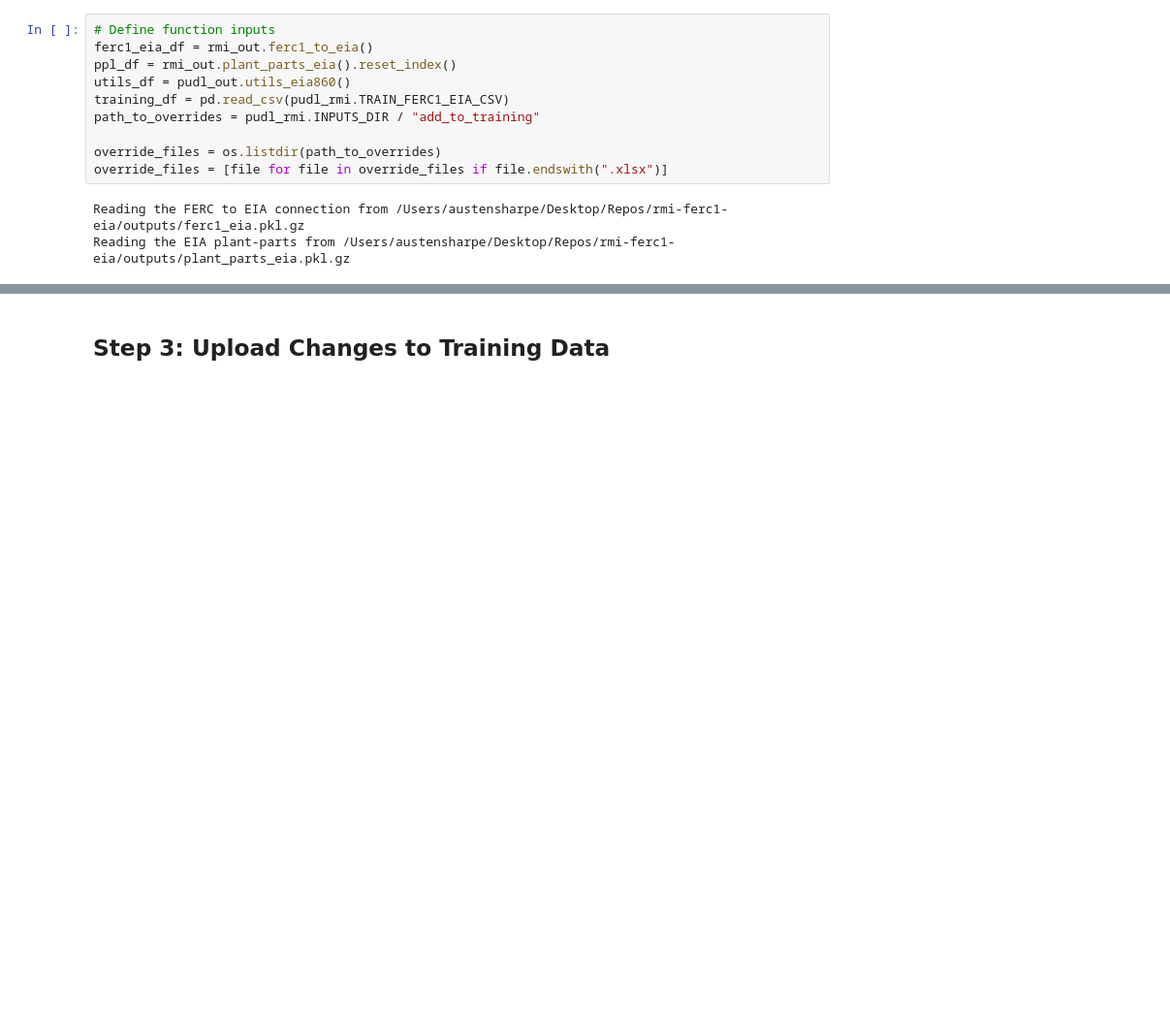
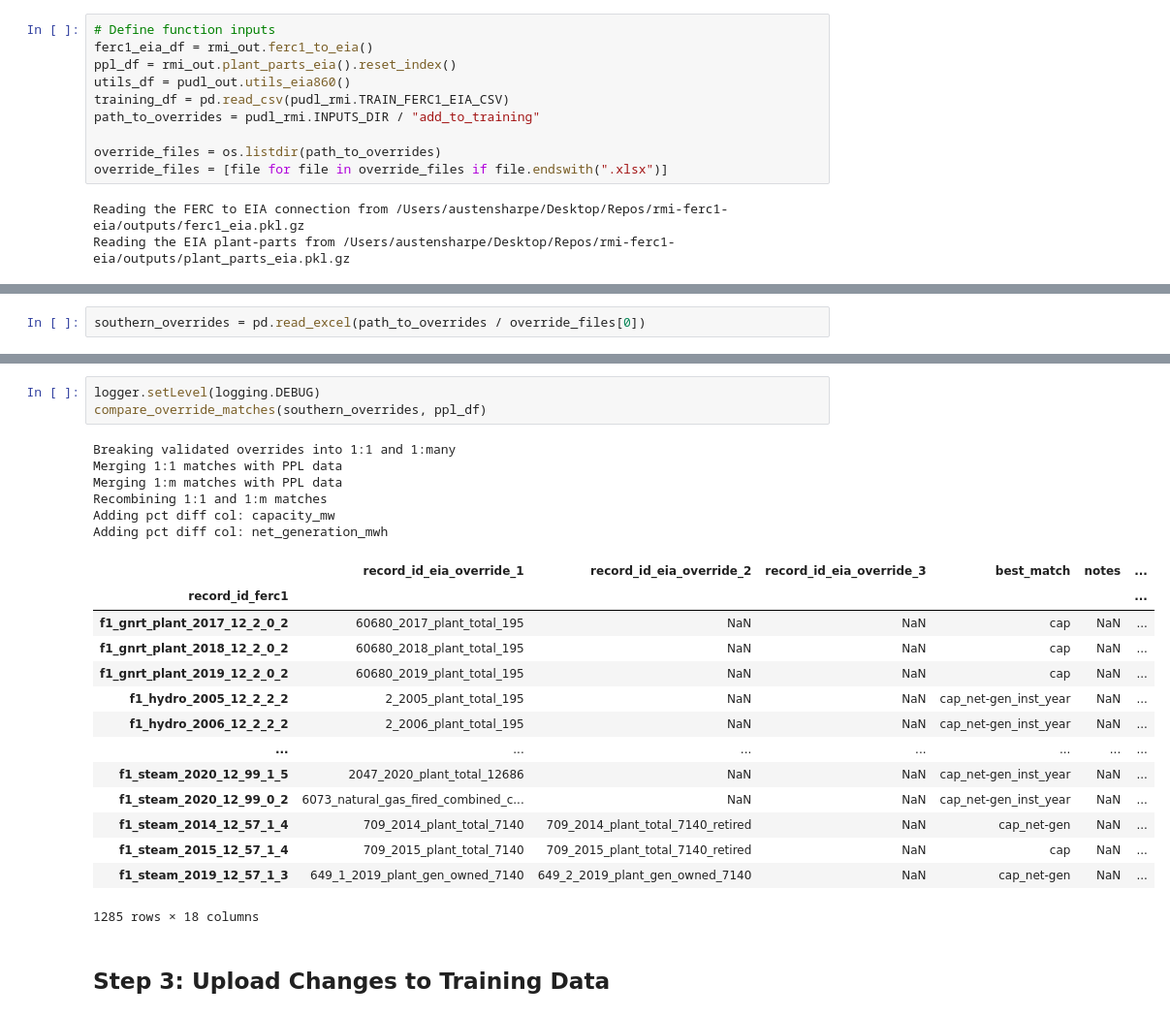
Before and after one commit to catalyst-cooperative/rmi-ferc1-eia, a Jupyter notebook: notebooks/make_overrides.ipynb, the cells around one changed output, grey strips where cells are left out. Shown at 97% size. Saved outputs shown, nothing was run; the diff lists cells and outputs as text; blank space fills up the shorter version.

```diff
--- a/notebooks/make_overrides.ipynb
+++ b/notebooks/make_overrides.ipynb
@@ -253,0 +288,2 @@ AssertionError: Found mismatched utilities:       self  other
+# %%
+southern_overrides = pd.read_excel(path_to_overrides / override_files[0])
@@ -254,3 +309,27 @@ AssertionError: Found mismatched utilities:       self  other
+# %%
+logger.setLevel(logging.DEBUG)
+compare_override_matches(southern_overrides, ppl_df)
+# %% [output]
+Breaking validated overrides into 1:1 and 1:many
+Merging 1:1 matches with PPL data
+Merging 1:m matches with PPL data
+Recombining 1:1 and 1:m matches
+Adding pct diff col: capacity_mw
+Adding pct diff col: net_generation_mwh
+|  | record_id_eia_override_1 | record_id_eia_override_2 | record_id_eia_override_3 | best_match | notes | ... |
+| record_id_ferc1 |  |  |  |  |  | ... |
+| f1_gnrt_plant_2017_12_2_0_2 | 60680_2017_plant_total_195 | NaN | NaN | cap | NaN | ... |
+| f1_gnrt_plant_2018_12_2_0_2 | 60680_2018_plant_total_195 | NaN | NaN | cap | NaN | ... |
+| f1_gnrt_plant_2019_12_2_0_2 | 60680_2019_plant_total_195 | NaN | NaN | cap | NaN | ... |
+| f1_hydro_2005_12_2_2_2 | 2_2005_plant_total_195 | NaN | NaN | cap_net-gen_inst_year | NaN | ... |
+| f1_hydro_2006_12_2_2_2 | 2_2006_plant_total_195 | NaN | NaN | cap_net-gen_inst_year | NaN | ... |
+| ... | ... | ... | ... | ... | ... | ... |
+| f1_steam_2020_12_99_1_5 | 2047_2020_plant_total_12686 | NaN | NaN | cap_net-gen_inst_year | NaN | ... |
+| f1_steam_2020_12_99_0_2 | 6073_natural_gas_fired_combined_c... | NaN | NaN | cap_net-gen_inst_year | NaN | ... |
+| f1_steam_2014_12_57_1_4 | 709_2014_plant_total_7140 | 709_2014_plant_total_7140_retired | NaN | cap_net-gen | NaN | ... |
+| f1_steam_2015_12_57_1_4 | 709_2015_plant_total_7140 | 709_2015_plant_total_7140_retired | NaN | cap | NaN | ... |
+| f1_steam_2019_12_57_1_3 | 649_1_2019_plant_gen_owned_7140 | 649_2_2019_plant_gen_owned_7140 | NaN | cap_net-gen | NaN | ... |
+1285 rows × 18 columns
 # %% [markdown]
 <a id='upload-overrides'></a>
 ## Step 3: Upload Changes to Training Data
```
Also changed, not shown: parts of 21 cells of this notebook, 1 other file.
